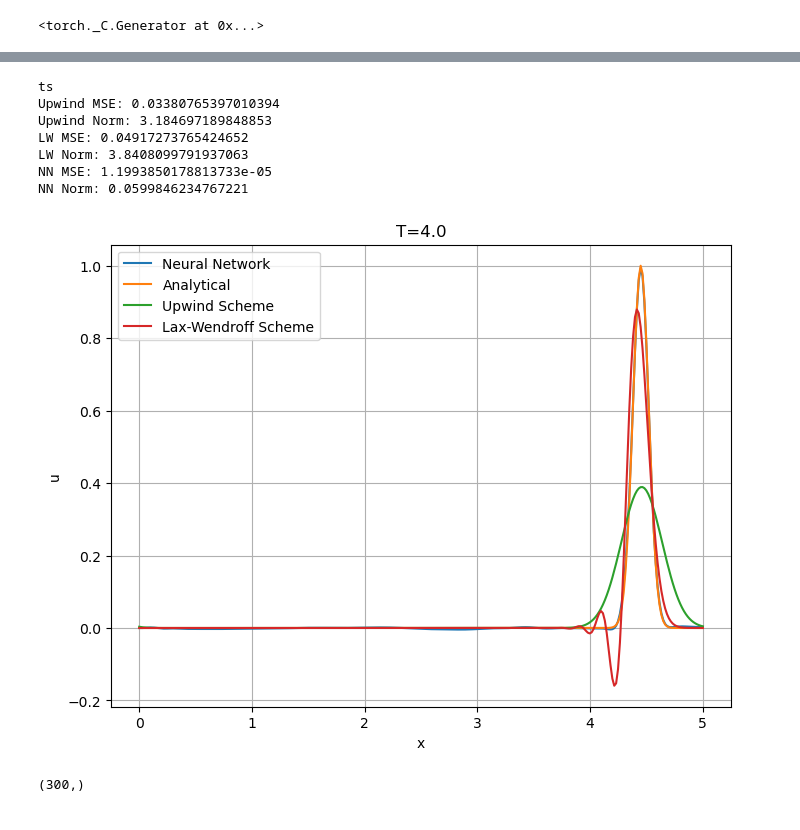
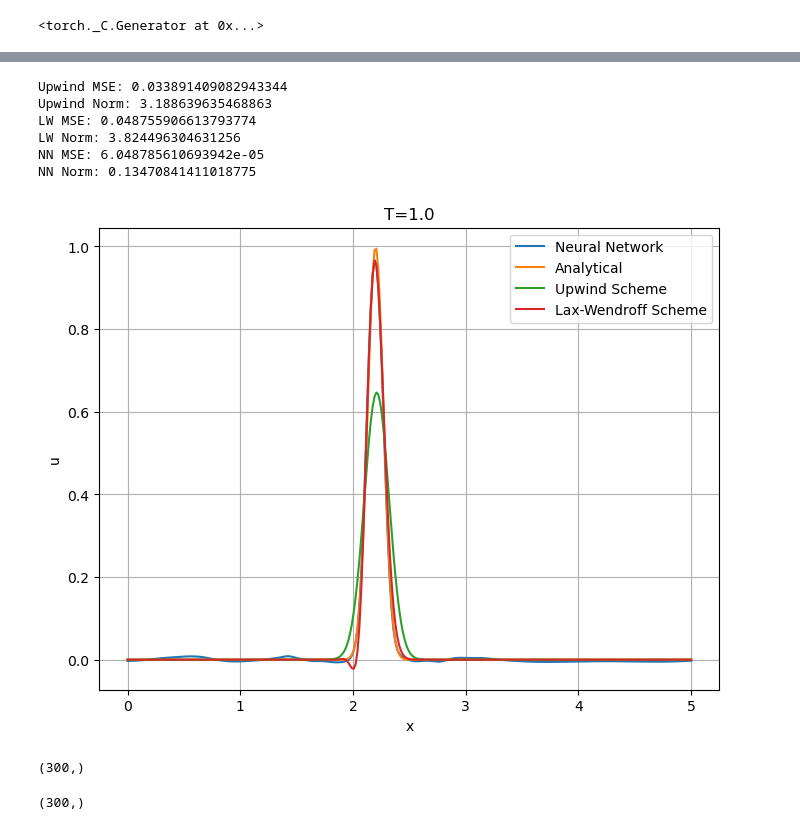
Before and after one commit to chaytonb/Assignment-1-ML-Course, a Jupyter notebook: 1d_advection_comparison.ipynb, the cells around one changed output, grey strips where cells are left out. Saved outputs shown, nothing was run; the diff lists cells and outputs as text; code cells hidden in the pictures.

```diff
--- a/1d_advection_comparison.ipynb
+++ b/1d_advection_comparison.ipynb
@@ -121,7 +121,7 @@ Epoch 9000, Loss: 1.0123355423274916e-05, PDE Loss: 5.489159775606822e-07, IC Lo
 plt.figure(figsize=(8, 6))
 
 # Time Step
-time = 4.0
+time = 1.0
 
 ##############################################
 # NN Solution
@@ -171,11 +171,9 @@ u = initial_condition(x)  # Initialize solution
 
 # Lax-Wendroff Scheme
 for n in range(nt):
-    # Compute fluxes
-    flux = 0.5 * a * (u[1:] + u[:-1]) - 0.5 * (a**2 * dt / dx) * (u[1:] - u[:-1])
 
     # Update solution
-    u[1:-1] = u[1:-1] - (dt / dx) * (flux[1:] - flux[:-1])
+    u[1:-1] = a/2.0*(1+a)*u[:-2] + (1-a**2)*u[1:-1] - a/2.0*(1-a)*u[2:]
 
     # Periodic boundary conditions
     u[0] = u[-2]  # Update left boundary
@@ -188,41 +186,44 @@ for n in range(nt):
 #################################################
 
 # Calculate errors (MSE)
 upwind_diffs = u_analytical - u_upwind
 upwind_mse = np.mean(np.square(upwind_diffs))
 upwind_norm = np.linalg.norm(upwind_diffs)
 print("Upwind MSE: " + str(upwind_mse))
 print("Upwind Norm: " + str(upwind_norm))
 
 lw_diffs = u_analytical - u_lw
 lw_mse = np.mean(np.square(lw_diffs))
 lw_norm = np.linalg.norm(lw_diffs)
 print("LW MSE: " + str(lw_mse))
 print("LW Norm: " + str(lw_norm))
 
 nn_diffs = u_analytical - u_nn
 nn_mse = np.mean(np.square(nn_diffs))
 nn_norm = np.linalg.norm(nn_diffs)
 print("NN MSE: " + str(nn_mse))
 print("NN Norm: " + str(nn_norm))
 
 # Set up plot
 plt.legend()
 plt.xlabel("x")
 plt.ylabel("u")
 plt.grid()
 plt.title(f"T={time}")
 plt.savefig(f'plots/comparison_{time}.png')
 plt.show()
 # %% [output]
-ts
-Upwind MSE: 0.03380765397010394
-Upwind Norm: 3.184697189848853
-LW MSE: 0.04917273765424652
-LW Norm: 3.8408099791937063
-NN MSE: 1.1993850178813733e-05
-NN Norm: 0.0599846234767221
+Upwind MSE: 0.033891409082943344
+Upwind Norm: 3.188639635468863
+LW MSE: 0.048755906613793774
+LW Norm: 3.824496304631256
+NN MSE: 6.048785610693942e-05
+NN Norm: 0.13470841411018775
-[figure, old version]
+[figure, new version]
+# %%
+lw_diffs.shape
+# %% [output]
+(300,)
 # %%
 u_nn.shape
 # %% [output]
```
Also changed, not shown: parts of 1 cell of this notebook, 19 other files.
